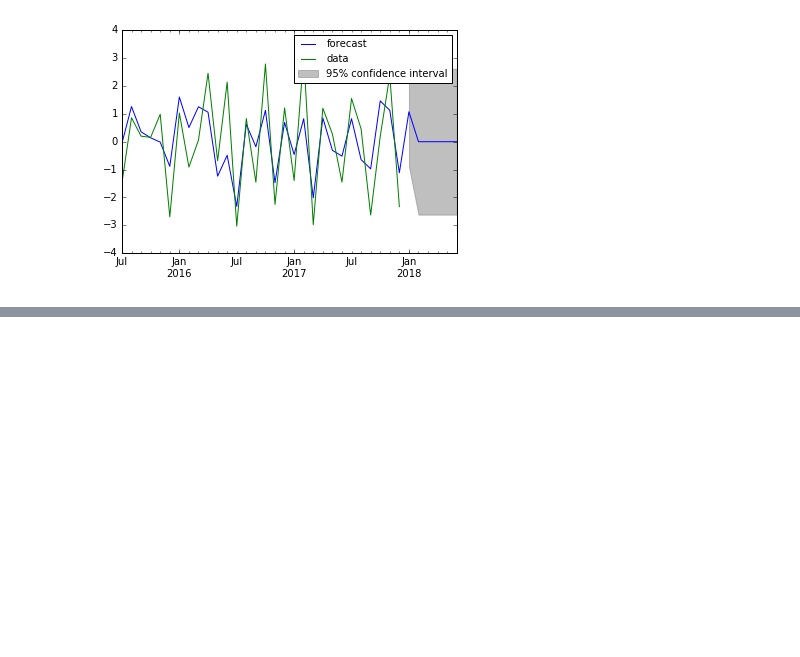
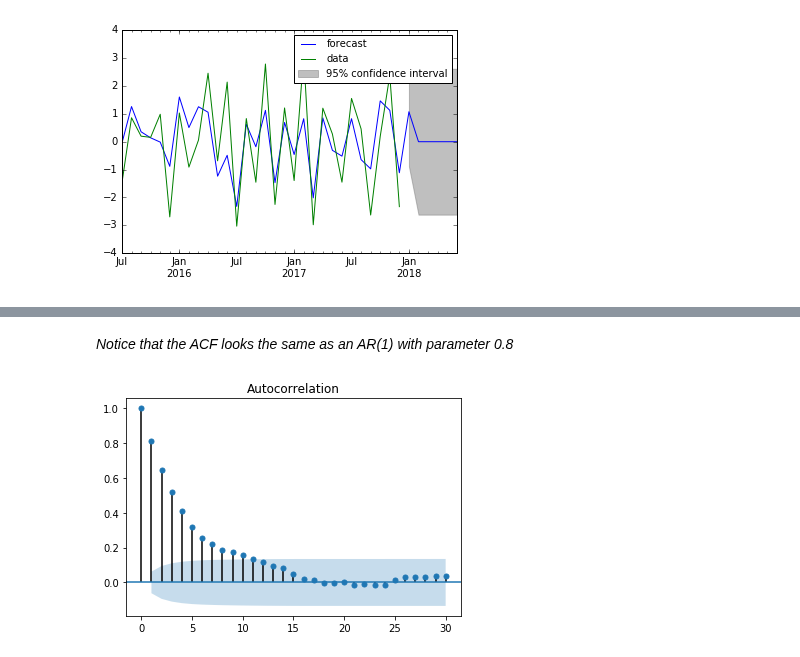
Before and after one commit to JeroenSchmidt/datacamp, a Jupyter notebook: Introduction to Time Series Analysis in Python/ch4 - Moving Average (MA) and ARMA Models.ipynb, the cells around one changed output, grey strips where cells are left out. Drawn from its saved outputs; the diff is of its cells as text; code cells hidden in the pictures; blank space fills up the shorter version.

```diff
--- a/Introduction to Time Series Analysis in Python/ch4 - Moving Average (MA) and ARMA Models.ipynb
+++ b/Introduction to Time Series Analysis in Python/ch4 - Moving Average (MA) and ARMA Models.ipynb
@@ -127,0 +304,16 @@ result = mod.fit()
+# %% [markdown]
+*Notice that the ACF looks the same as an AR(1) with parameter 0.8*
+# %%
+## AR(1) Plot
+ar1 = np.array([1, -0.8])
+ma1 = np.array([1])
+AR_object1 = ArmaProcess(ar1, ma1)
+simulated_data_1 = AR_object1.generate_sample(nsample=1000)
+
+
+from statsmodels.graphics.tsaplots import plot_acf
+
+plot_acf(simulated_data_1, lags=30)
+plt.show()
+# %% [output]
+[figure, added]
```
Also changed, not shown: parts of 27 cells of this notebook, 1 other file.
